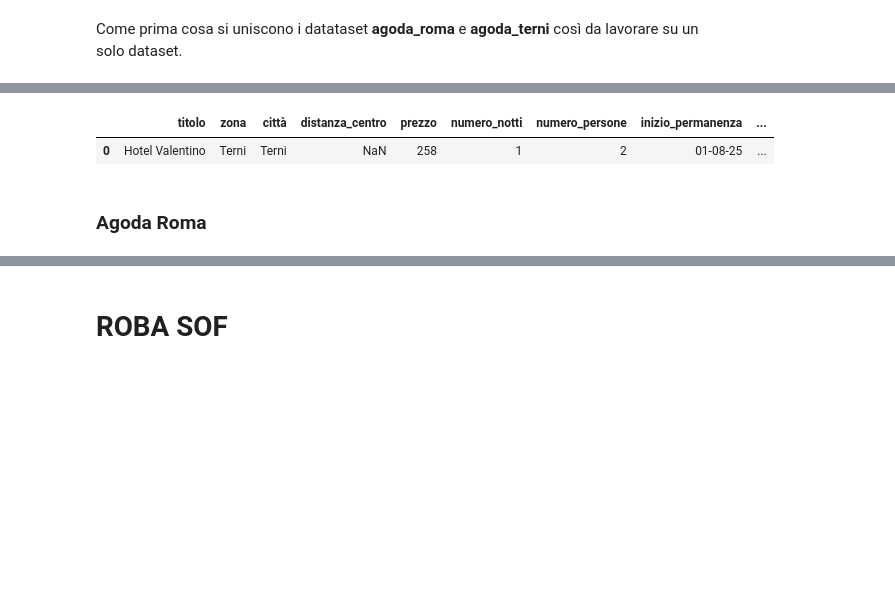
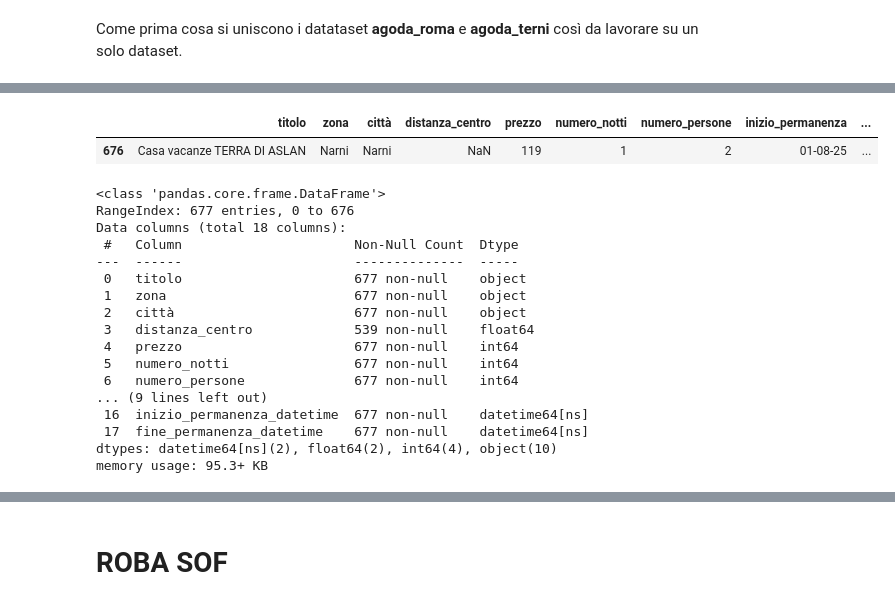
Before and after one commit to mattiamanna2203/RecordLinkage, a Jupyter notebook: Data Product/Cleaning_pipeline.ipynb, the cells around one changed output, grey strips where cells are left out. Cells and saved outputs as stored; diff of their text form; code cells hidden in the pictures; blank space fills up the shorter version.

```diff
--- a/Data Product/Cleaning_pipeline.ipynb
+++ b/Data Product/Cleaning_pipeline.ipynb
@@ -362,31 +374,31 @@ agoda = pd.concat([agoda_roma,agoda_terni]) # Unisco agoda_roma e agoda_terni
 # %%
 # Pulizia della variabile 'prezzo' : rimosso simbolo euro ed il punto separatore delle migliaia tramite la funzione pulisci_prezzo, variabile trasformata da object a int.
-agoda_terni.prezzo = pulisci_prezzo(agoda_terni.prezzo)
+agoda.prezzo = pulisci_prezzo(agoda.prezzo)
 
 # Pulizia della variabile 'numero di recensioni' -> rimuove la parola 'recensioni, Se la recensione risulta 'novità su agoda' assegna 0. rimuove anche il separatore delle migliaia. Discutible l'assegnazione di 0 recensioni quando è una novita.
-agoda_terni.numero_recensioni =  agoda_terni.numero_recensioni.apply(lambda row: pulisci_recensione(row))
+agoda.numero_recensioni =  agoda.numero_recensioni.apply(lambda row: pulisci_recensione(row))
+
+# Pulizia della variabile 'distanza_centro' -> Lascia solo la distanza in km.
+agoda["distanza_centro"] =  agoda.distanza_centro.apply(lambda row: pulisci_distanza_centro(row))
 
 # Rendere la variabile numero di persone un intero ed eliminare la parola 'adulti'
-agoda_terni["numero_persone"]=agoda_terni.numero_persone.str.replace("adulti","").astype(int)
+agoda["numero_persone"]=agoda.numero_persone.str.replace("adulti","").astype(int)
 
 # Rendere la variabile numero di notti un intero ed eliminare la parola 'notte'
-agoda_terni["numero_notti"]=agoda_terni.numero_notti.str.replace("notte","").astype(int)
+agoda["numero_notti"]=agoda.numero_notti.str.replace("notte","").astype(int)
 
 # Pulizia della variabile 'inizio_permanenza' -> Trasforma la data in formato italiano.
-agoda_terni["inizio_permanenza"] =  agoda_terni.inizio_permanenza.apply(lambda row: trasforma_in_data(row))
+agoda["inizio_permanenza"] =  agoda.inizio_permanenza.apply(lambda row: trasforma_in_data(row))
 
 # Trasformare la colonna in un datetime (formato datetime, standard python)
-agoda_terni["inizio_permanenza_datetime"]=pd.to_datetime(agoda_terni["inizio_permanenza"])
+agoda["inizio_permanenza_datetime"]=pd.to_datetime(agoda["inizio_permanenza"])
 
 # Pulizia della variabile 'fine_permanenza' -> -> Trasforma la data in formato italiano.
-agoda_terni["fine_permanenza"] =  agoda_terni.fine_permanenza.apply(lambda row: trasforma_in_data(row))
+agoda["fine_permanenza"] =  agoda.fine_permanenza.apply(lambda row: trasforma_in_data(row))
 
 # Trasformare la colonna in un datetime (formato datetime, standard python)
-agoda_terni["fine_permanenza_datetime"]=pd.to_datetime(agoda_terni["fine_permanenza"])
+agoda["fine_permanenza_datetime"]=pd.to_datetime(agoda["fine_permanenza"])
-# %%
-agoda_terni.head(1)
-# %% [output]
-|  | titolo | zona | città | distanza_centro | prezzo | numero_notti | numero_persone | inizio_permanenza | ... |
-| 0 | Hotel Valentino | Terni | Terni | NaN | 258 | 1 | 2 | 01-08-25 | ... |
-# %% [markdown]
-### Agoda Roma
+# %%
+display(agoda.head(1))
+display(agoda.tail(1))
+# %% [output]
@@ -392,0 +407,22 @@ agoda_terni.head(1)
+|  | titolo | zona | città | distanza_centro | prezzo | numero_notti | numero_persone | inizio_permanenza | ... |
+| 676 | Casa vacanze TERRA DI ASLAN | Narni | Narni | NaN | 119 | 1 | 2 | 01-08-25 | ... |
+# %%
+agoda.info()
+# %% [output]
+<class 'pandas.core.frame.DataFrame'>
+RangeIndex: 677 entries, 0 to 676
+Data columns (total 18 columns):
+ #   Column                      Non-Null Count  Dtype
+---  ------                      --------------  -----
+ 0   titolo                      677 non-null    object
+ 1   zona                        677 non-null    object
+ 2   città                       677 non-null    object
+ 3   distanza_centro             539 non-null    float64
+ 4   prezzo                      677 non-null    int64
+ 5   numero_notti                677 non-null    int64
+ 6   numero_persone              677 non-null    int64
+... (9 lines left out)
+ 16  inizio_permanenza_datetime  677 non-null    datetime64[ns]
+ 17  fine_permanenza_datetime    677 non-null    datetime64[ns]
+dtypes: datetime64[ns](2), float64(2), int64(4), object(10)
+memory usage: 95.3+ KB
```
Also changed, not shown: parts of 14 cells of this notebook, 1 other file.
